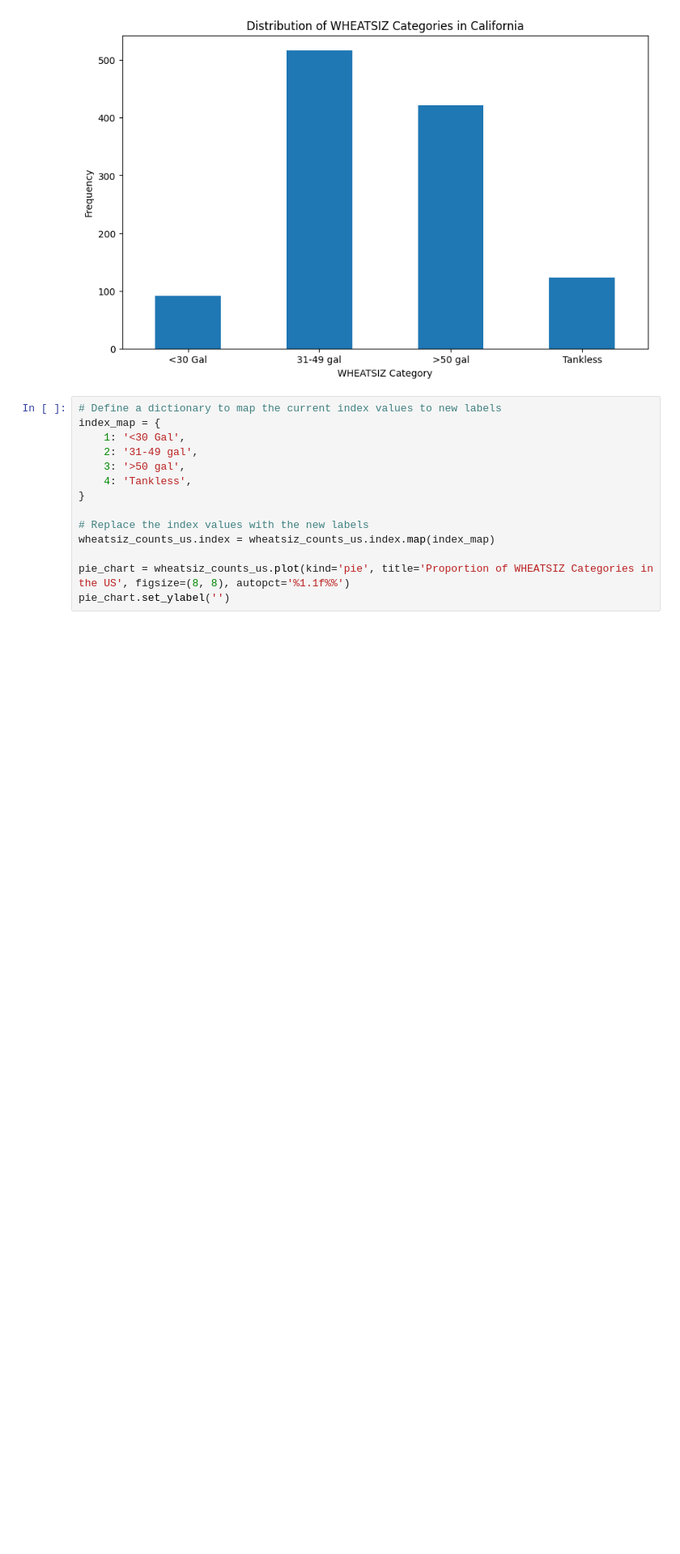
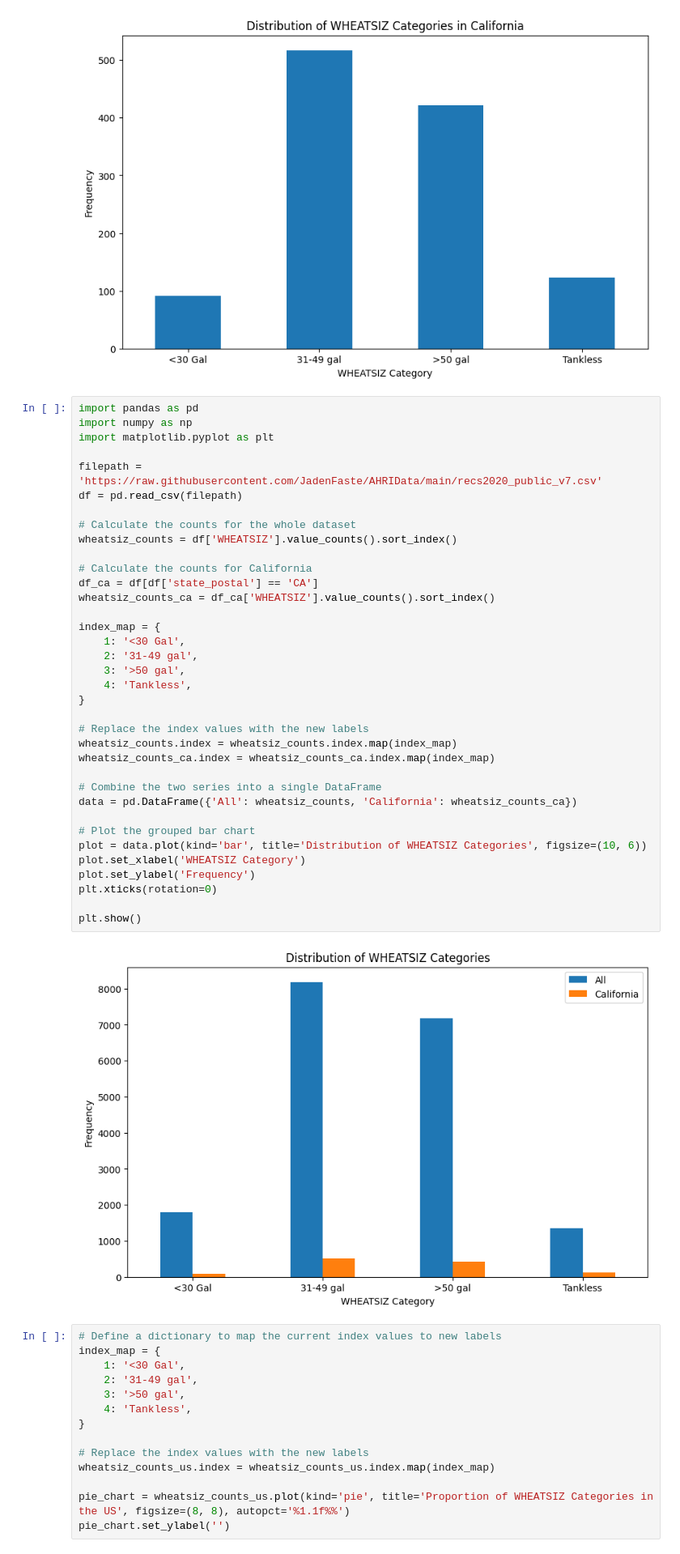
Before and after one commit to JadenFaste/AHRIData, a Jupyter notebook: AHRIAnalysis_V02.ipynb, the cells around one changed output. Shown: that part at 81% size. Cells and saved outputs as stored; diff of their text form; blank space fills up the shorter version.

```diff
--- a/AHRIAnalysis_V02.ipynb
+++ b/AHRIAnalysis_V02.ipynb
@@ -390,6 +429,44 @@ plt.xticks(rotation=0)
   Text(2, 0, '>50 gal'),
   Text(3, 0, 'Tankless')])
 [figure]
+# %%
+import pandas as pd
+import numpy as np
+import matplotlib.pyplot as plt
+
+filepath = 'https://raw.githubusercontent.com/JadenFaste/AHRIData/main/recs2020_public_v7.csv'
+df = pd.read_csv(filepath)
+
+# Calculate the counts for the whole dataset
+wheatsiz_counts = df['WHEATSIZ'].value_counts().sort_index()
+
+# Calculate the counts for California
+df_ca = df[df['state_postal'] == 'CA']
+wheatsiz_counts_ca = df_ca['WHEATSIZ'].value_counts().sort_index()
+
+index_map = {
+    1: '<30 Gal',
+    2: '31-49 gal',
+    3: '>50 gal',
+    4: 'Tankless',
+}
+
+# Replace the index values with the new labels
+wheatsiz_counts.index = wheatsiz_counts.index.map(index_map)
+wheatsiz_counts_ca.index = wheatsiz_counts_ca.index.map(index_map)
+
+# Combine the two series into a single DataFrame
+data = pd.DataFrame({'All': wheatsiz_counts, 'California': wheatsiz_counts_ca})
+
+# Plot the grouped bar chart
+plot = data.plot(kind='bar', title='Distribution of WHEATSIZ Categories', figsize=(10, 6))
+plot.set_xlabel('WHEATSIZ Category')
+plot.set_ylabel('Frequency')
+plt.xticks(rotation=0)
+
+plt.show()
+# %% [output]
+[figure, added]
 # %%
 # Define a dictionary to map the current index values to new labels
 index_map = {
```
Also changed, not shown: parts of 1 cell of this notebook.
